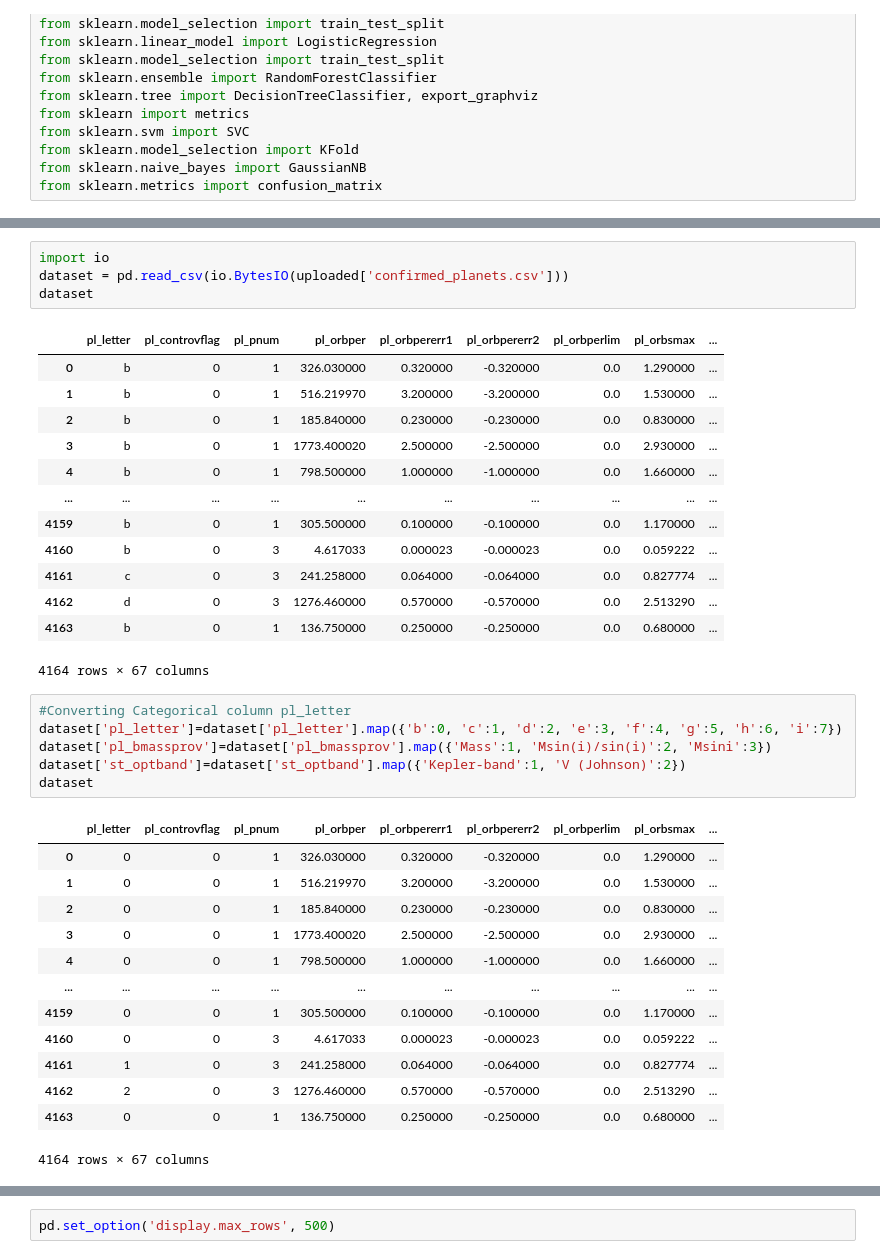
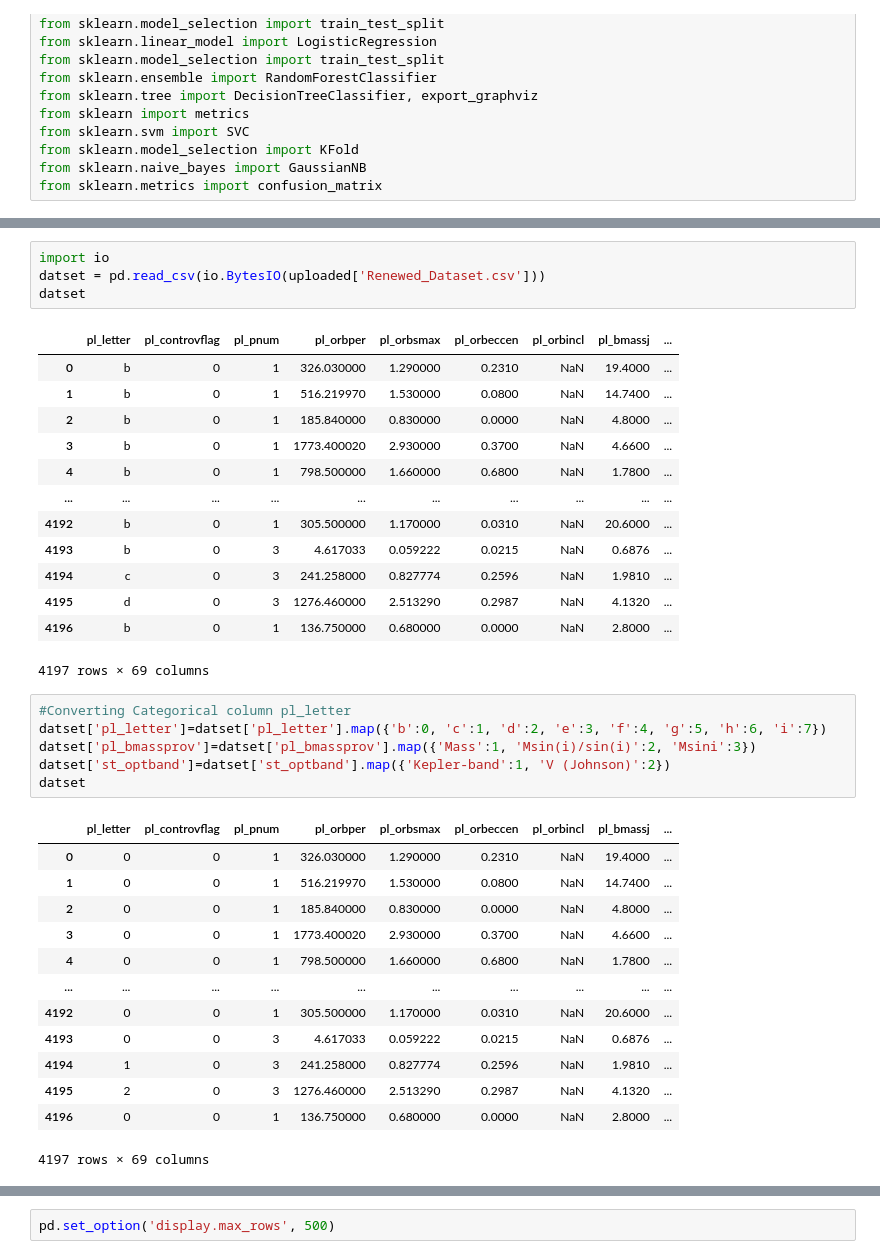
Before and after one commit to Abhilash1001/Thesis_Work, a Jupyter notebook: Thesis_Code.ipynb, the cells around one changed output, grey strips where cells are left out. Drawn from its saved outputs; the diff is of its cells as text.

```diff
--- a/Thesis_Code.ipynb
+++ b/Thesis_Code.ipynb
@@ -31,40 +31,40 @@ Saving confirmed_planets.csv to confirmed_planets (1).csv
 # %%
 import io
-dataset = pd.read_csv(io.BytesIO(uploaded['confirmed_planets.csv']))
-dataset
+datset = pd.read_csv(io.BytesIO(uploaded['Renewed_Dataset.csv']))
+datset
 # %% [output]
-|  | pl_letter | pl_controvflag | pl_pnum | pl_orbper | pl_orbpererr1 | pl_orbpererr2 | pl_orbperlim | pl_orbsmax | ... |
-| 0 | b | 0 | 1 | 326.030000 | 0.320000 | -0.320000 | 0.0 | 1.290000 | ... |
-| 1 | b | 0 | 1 | 516.219970 | 3.200000 | -3.200000 | 0.0 | 1.530000 | ... |
-| 2 | b | 0 | 1 | 185.840000 | 0.230000 | -0.230000 | 0.0 | 0.830000 | ... |
-| 3 | b | 0 | 1 | 1773.400020 | 2.500000 | -2.500000 | 0.0 | 2.930000 | ... |
-| 4 | b | 0 | 1 | 798.500000 | 1.000000 | -1.000000 | 0.0 | 1.660000 | ... |
+|  | pl_letter | pl_controvflag | pl_pnum | pl_orbper | pl_orbsmax | pl_orbeccen | pl_orbincl | pl_bmassj | ... |
+| 0 | b | 0 | 1 | 326.030000 | 1.290000 | 0.2310 | NaN | 19.4000 | ... |
+| 1 | b | 0 | 1 | 516.219970 | 1.530000 | 0.0800 | NaN | 14.7400 | ... |
+| 2 | b | 0 | 1 | 185.840000 | 0.830000 | 0.0000 | NaN | 4.8000 | ... |
+| 3 | b | 0 | 1 | 1773.400020 | 2.930000 | 0.3700 | NaN | 4.6600 | ... |
+| 4 | b | 0 | 1 | 798.500000 | 1.660000 | 0.6800 | NaN | 1.7800 | ... |
 | ... | ... | ... | ... | ... | ... | ... | ... | ... | ... |
-| 4159 | b | 0 | 1 | 305.500000 | 0.100000 | -0.100000 | 0.0 | 1.170000 | ... |
-| 4160 | b | 0 | 3 | 4.617033 | 0.000023 | -0.000023 | 0.0 | 0.059222 | ... |
-| 4161 | c | 0 | 3 | 241.258000 | 0.064000 | -0.064000 | 0.0 | 0.827774 | ... |
-| 4162 | d | 0 | 3 | 1276.460000 | 0.570000 | -0.570000 | 0.0 | 2.513290 | ... |
-| 4163 | b | 0 | 1 | 136.750000 | 0.250000 | -0.250000 | 0.0 | 0.680000 | ... |
+| 4192 | b | 0 | 1 | 305.500000 | 1.170000 | 0.0310 | NaN | 20.6000 | ... |
+| 4193 | b | 0 | 3 | 4.617033 | 0.059222 | 0.0215 | NaN | 0.6876 | ... |
+| 4194 | c | 0 | 3 | 241.258000 | 0.827774 | 0.2596 | NaN | 1.9810 | ... |
+| 4195 | d | 0 | 3 | 1276.460000 | 2.513290 | 0.2987 | NaN | 4.1320 | ... |
+| 4196 | b | 0 | 1 | 136.750000 | 0.680000 | 0.0000 | NaN | 2.8000 | ... |
-4164 rows × 67 columns
+4197 rows × 69 columns
 # %%
 #Converting Categorical column pl_letter
-dataset['pl_letter']=dataset['pl_letter'].map({'b':0, 'c':1, 'd':2, 'e':3, 'f':4, 'g':5, 'h':6, 'i':7})
-dataset['pl_bmassprov']=dataset['pl_bmassprov'].map({'Mass':1, 'Msin(i)/sin(i)':2, 'Msini':3})
-dataset['st_optband']=dataset['st_optband'].map({'Kepler-band':1, 'V (Johnson)':2})
-dataset
+datset['pl_letter']=datset['pl_letter'].map({'b':0, 'c':1, 'd':2, 'e':3, 'f':4, 'g':5, 'h':6, 'i':7})
+datset['pl_bmassprov']=datset['pl_bmassprov'].map({'Mass':1, 'Msin(i)/sin(i)':2, 'Msini':3})
+datset['st_optband']=datset['st_optband'].map({'Kepler-band':1, 'V (Johnson)':2})
+datset
 # %% [output]
-|  | pl_letter | pl_controvflag | pl_pnum | pl_orbper | pl_orbpererr1 | pl_orbpererr2 | pl_orbperlim | pl_orbsmax | ... |
-| 0 | 0 | 0 | 1 | 326.030000 | 0.320000 | -0.320000 | 0.0 | 1.290000 | ... |
-| 1 | 0 | 0 | 1 | 516.219970 | 3.200000 | -3.200000 | 0.0 | 1.530000 | ... |
-| 2 | 0 | 0 | 1 | 185.840000 | 0.230000 | -0.230000 | 0.0 | 0.830000 | ... |
-| 3 | 0 | 0 | 1 | 1773.400020 | 2.500000 | -2.500000 | 0.0 | 2.930000 | ... |
-| 4 | 0 | 0 | 1 | 798.500000 | 1.000000 | -1.000000 | 0.0 | 1.660000 | ... |
+|  | pl_letter | pl_controvflag | pl_pnum | pl_orbper | pl_orbsmax | pl_orbeccen | pl_orbincl | pl_bmassj | ... |
+| 0 | 0 | 0 | 1 | 326.030000 | 1.290000 | 0.2310 | NaN | 19.4000 | ... |
+| 1 | 0 | 0 | 1 | 516.219970 | 1.530000 | 0.0800 | NaN | 14.7400 | ... |
+| 2 | 0 | 0 | 1 | 185.840000 | 0.830000 | 0.0000 | NaN | 4.8000 | ... |
+| 3 | 0 | 0 | 1 | 1773.400020 | 2.930000 | 0.3700 | NaN | 4.6600 | ... |
+| 4 | 0 | 0 | 1 | 798.500000 | 1.660000 | 0.6800 | NaN | 1.7800 | ... |
 | ... | ... | ... | ... | ... | ... | ... | ... | ... | ... |
-| 4159 | 0 | 0 | 1 | 305.500000 | 0.100000 | -0.100000 | 0.0 | 1.170000 | ... |
-| 4160 | 0 | 0 | 3 | 4.617033 | 0.000023 | -0.000023 | 0.0 | 0.059222 | ... |
-| 4161 | 1 | 0 | 3 | 241.258000 | 0.064000 | -0.064000 | 0.0 | 0.827774 | ... |
-| 4162 | 2 | 0 | 3 | 1276.460000 | 0.570000 | -0.570000 | 0.0 | 2.513290 | ... |
-| 4163 | 0 | 0 | 1 | 136.750000 | 0.250000 | -0.250000 | 0.0 | 0.680000 | ... |
+| 4192 | 0 | 0 | 1 | 305.500000 | 1.170000 | 0.0310 | NaN | 20.6000 | ... |
+| 4193 | 0 | 0 | 3 | 4.617033 | 0.059222 | 0.0215 | NaN | 0.6876 | ... |
+| 4194 | 1 | 0 | 3 | 241.258000 | 0.827774 | 0.2596 | NaN | 1.9810 | ... |
+| 4195 | 2 | 0 | 3 | 1276.460000 | 2.513290 | 0.2987 | NaN | 4.1320 | ... |
+| 4196 | 0 | 0 | 1 | 136.750000 | 0.680000 | 0.0000 | NaN | 2.8000 | ... |
-4164 rows × 67 columns
+4197 rows × 69 columns
 # %%
 #Dropping unwanted columns
```
Also changed, not shown: parts of 6 cells of this notebook.
